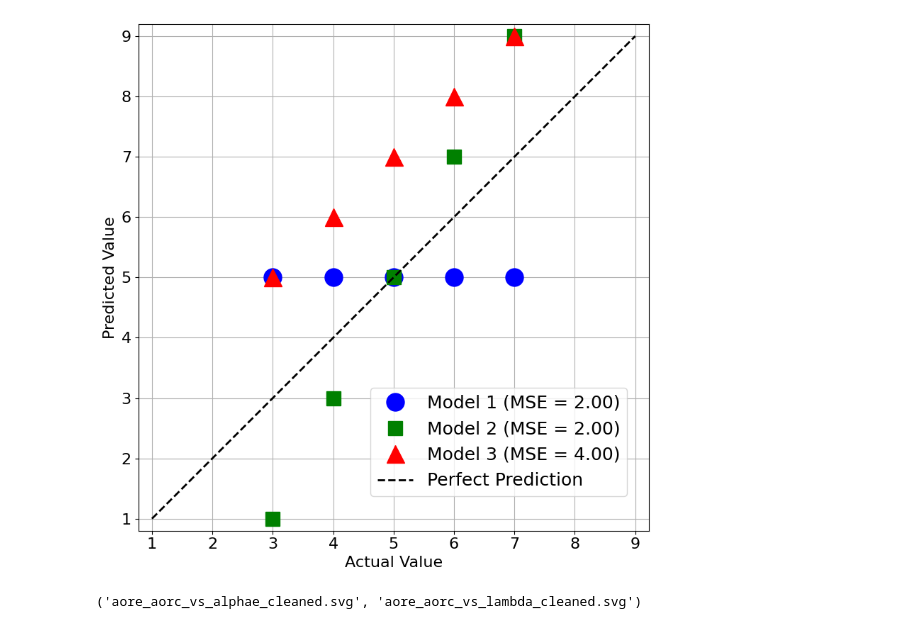
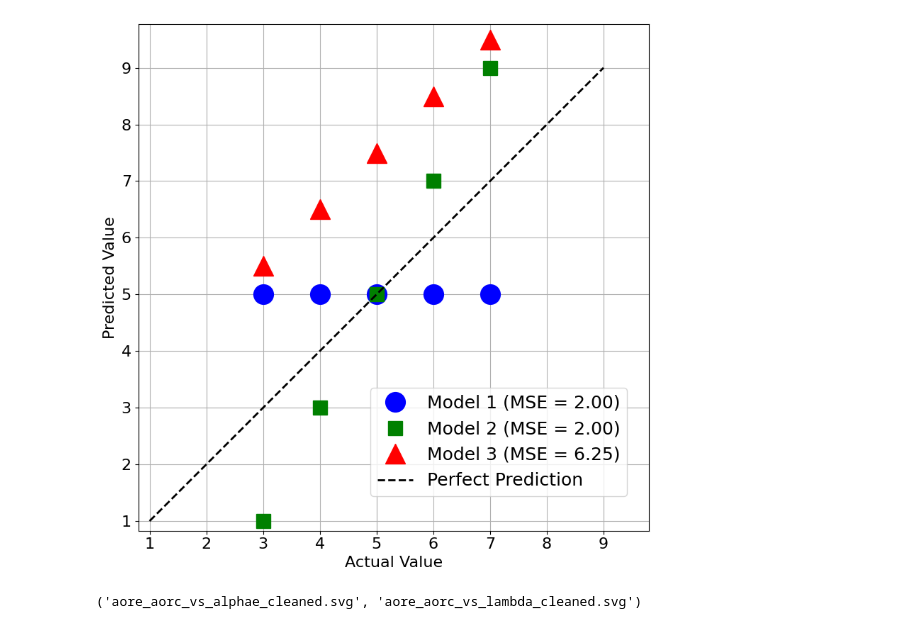
Before and after one commit to Machine-Earning/CISIR, a Jupyter notebook: notebooks/neurips_plots.ipynb, the cells around one changed output. Saved outputs shown, nothing was run; the diff lists cells and outputs as text; code cells hidden in the pictures.

```diff
--- a/notebooks/neurips_plots.ipynb
+++ b/notebooks/neurips_plots.ipynb
@@ -7,7 +7,7 @@ from sklearn.metrics import mean_squared_error
 actual = np.array([3, 4, 5, 6, 7])
 model1 = np.array([5, 5, 5, 5, 5])
 model2 = np.array([1, 3, 5, 7, 9])
-model3 = np.array([5, 6, 7, 8, 9])
+model3 = np.array([5.5, 6.5, 7.5, 8.5, 9.5])
 perfect = np.array([3, 4, 5, 6, 7])
 
 # MSE calculations
@@ -16,37 +16,37 @@ mse2 = mean_squared_error(actual, model2)
 mse3 = mean_squared_error(actual, model3)
 
 # Plot
 plt.figure(figsize=(8, 8))  # Use equal width and height for square figure
 plt.plot(actual, model1, 'o', color='blue', markersize=20, label=f'Model 1 (MSE = {mse1:.2f})')
-plt.plot(actual, model2, 's', color='green', markersize=16, label=f'Model 2 (MSE = {mse2:.2f})')
+plt.plot(actual, model2, 's', color='green', markersize=15, label=f'Model 2 (MSE = {mse2:.2f})')
 plt.plot(actual, model3, '^', color='red', markersize=20, label=f'Model 3 (MSE = {mse3:.2f})')
 
 # Create extended diagonal line from (1,1) to (9,9)
 diagonal_x = np.array([1, 9])
 diagonal_y = np.array([1, 9])
 plt.plot(diagonal_x, diagonal_y, 'k--', linewidth=2, label='Perfect Prediction')  # Increased line width
 
 # Set equal aspect ratio to make cells square
 plt.axis('equal')
 
 # Set the limits to show the extended diagonal
-plt.xlim(0.8, 9.2)
-plt.ylim(0.8, 9.2)
+plt.xlim(0.8, 9.8)
+plt.ylim(0.8, 9.8)
 
 # Rest of the plotting code
 plt.xlabel('Actual Value', fontsize=16)
 plt.ylabel('Predicted Value', fontsize=16)
 plt.xticks(fontsize=16)
 plt.yticks(fontsize=16)
 plt.legend(fontsize=18, loc='lower right', bbox_to_anchor=(0.975, 0.05))
 plt.grid(True)
 plt.tight_layout()
 
 # Save as SVG
 plt.savefig("actual_vs_predicted_mse_plot_font16.svg", format='svg')
 plt.show()
 # %% [output]
-[figure, old version]
+[figure, new version]
 # %%
 # Recreate both plots with no title, larger axis labels, and adjusted legend font size
 
```
Also changed, not shown: 1 other file.
